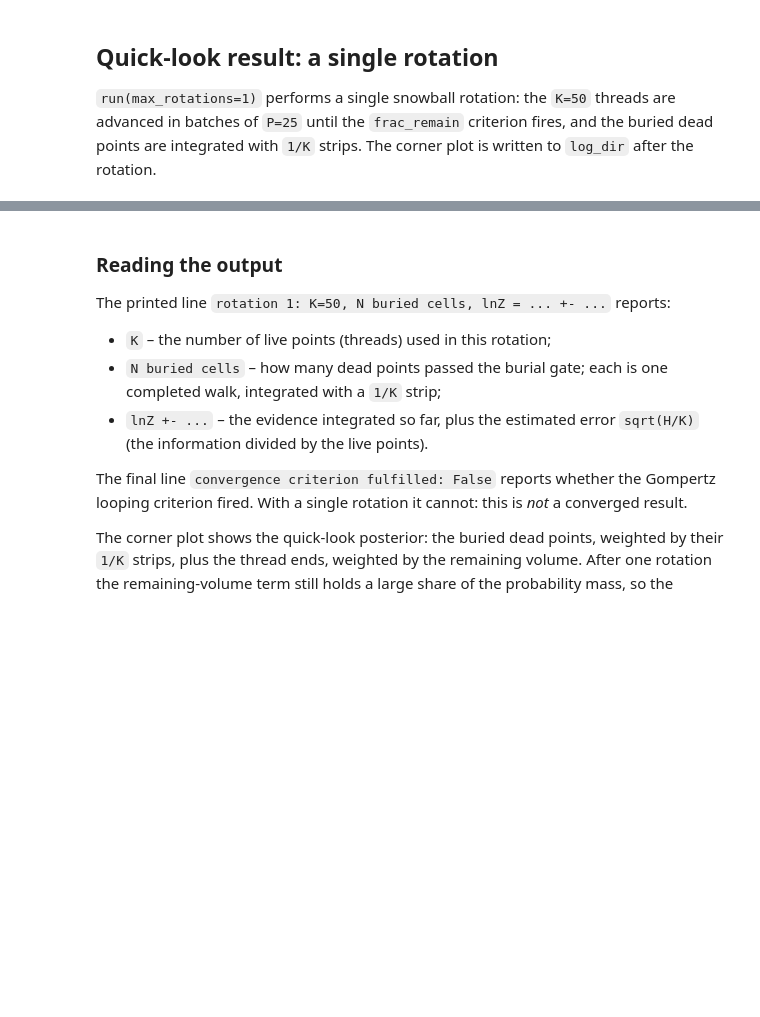
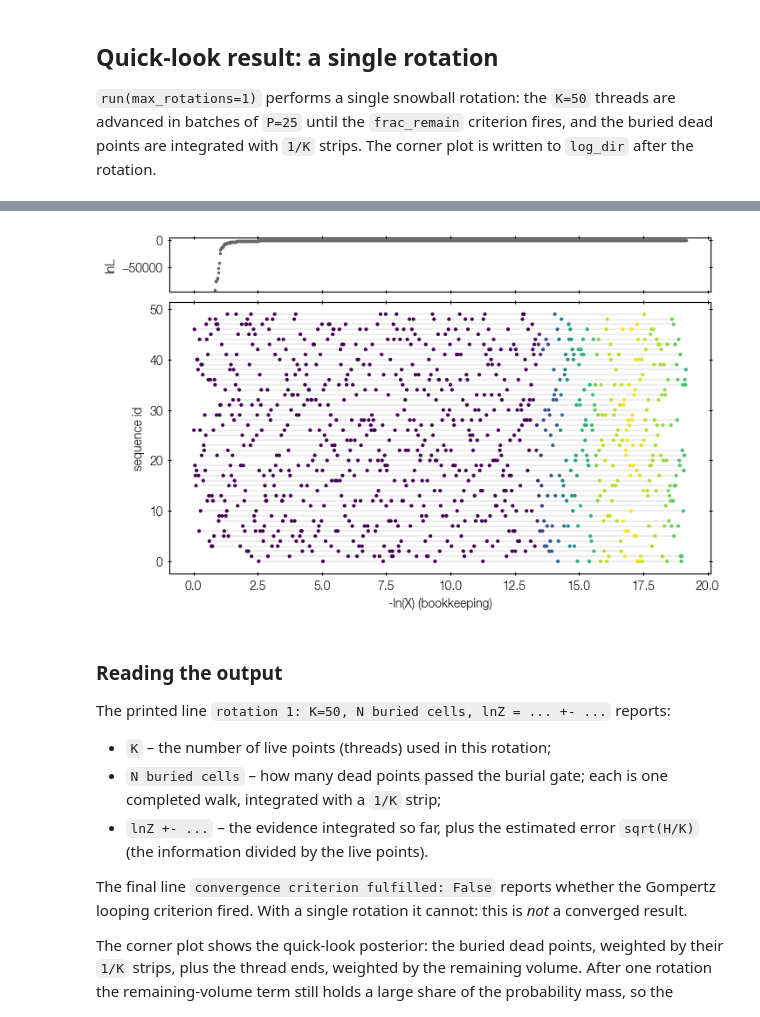
Before and after one commit to JohannesBuchner/UltraNest, a Jupyter notebook: docs/example-snowballingns.ipynb, the cells around one changed output, grey strips where cells are left out. Cells and saved outputs as stored; diff of their text form; code cells hidden in the pictures; blank space fills up the shorter version.

```diff
--- a/docs/example-snowballingns.ipynb
+++ b/docs/example-snowballingns.ipynb
@@ -131,32 +149,34 @@ result = sampler.run(frac_remain=0.5, resume=False, max_num_live_points=50)
 # %%
 rotation_records, results, gm_history = sampler._load_plot_data()
-fig = plt.figure(figsize=(8, 7))
+fig = plt.figure(figsize=(8, 5))
 gs = fig.add_gridspec(2, 1, height_ratios=[1, 5], hspace=0.06)
 axL = fig.add_subplot(gs[0])
 axS = fig.add_subplot(gs[1], sharex=axL)
 xmax = 0.0
 sc = None
 for records in rotation_records:
     xs = np.asarray([r['x'] for r in records])
     Lmin = np.asarray([r['Lmin'] for r in records])
-    Lmin[Lmin < Lmin.max() - 1e5] = -np.inf
     threads = np.asarray([r['thread'] for r in records])
-    for t in np.unique(threads):
-        m = threads == t
-        axS.plot(xs[m], np.full(int(m.sum()), t), '-',
-                 color='0.85', lw=0.04, zorder=1)
+    for thread in np.unique(threads):
+        m = threads == thread
+        axS.plot(xs[m], np.full(int(m.sum()), thread), '-',
+                 color='gray', lw=0.2, zorder=1)
     sc = axS.scatter(xs, threads, c=Lmin + -xs, cmap='viridis', s=4,
                      zorder=2, vmin=(Lmin + -xs).max() - 3)
+    Lmin[Lmin < Lmin.max() - 1e5] = -np.inf
     axL.plot(xs, Lmin, 'o', ms=1.5, color='0.4')
     xmax = max(xmax, float(xs.max()))
 axL.set_ylabel('lnL')
 plt.setp(axL.get_xticklabels(), visible=False)
 axS.set_xlabel('-ln(X) (bookkeeping)')
 axS.set_ylabel('sequence id')
-if sc is not None:
-    cb = fig.colorbar(sc, ax=axS, pad=0.01)
-    cb.set_label('posterior weight')
+#if sc is not None:
+#    cb = fig.colorbar(sc, ax=axS, pad=0.01)
+#    cb.set_label('posterior weight')
 fig
+# %% [output]
+[figure, added]
 # %%
 fig, ax = plt.subplots()
 sampler.plot_panel_rjd(ax=ax);
```
Also changed, not shown: parts of 7 cells of this notebook.
